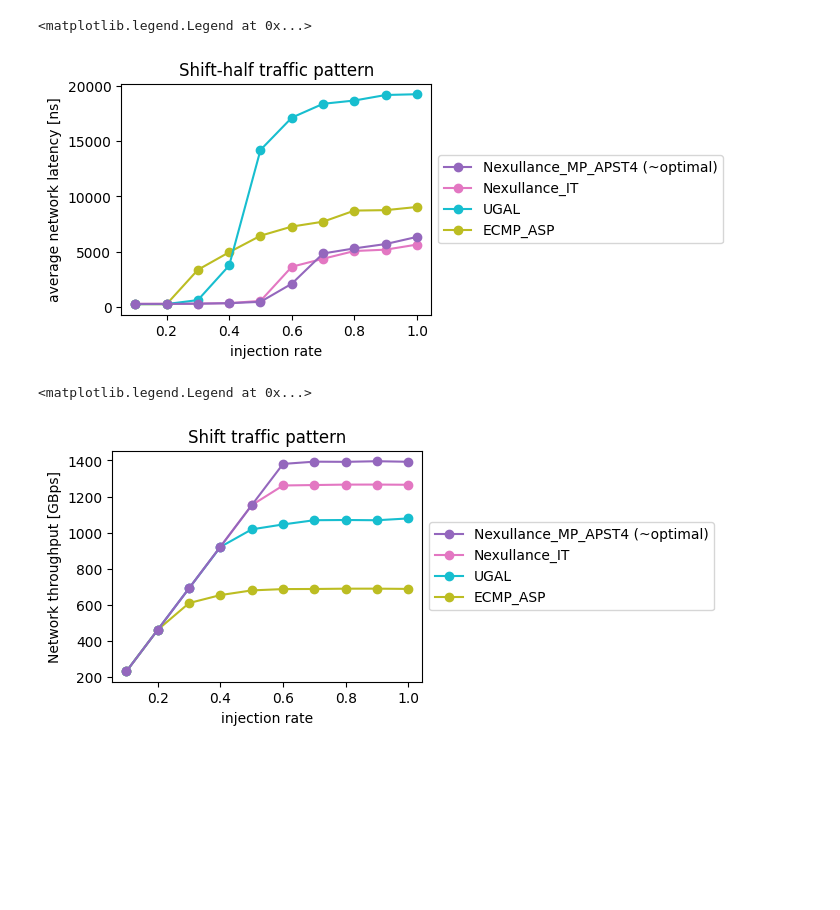
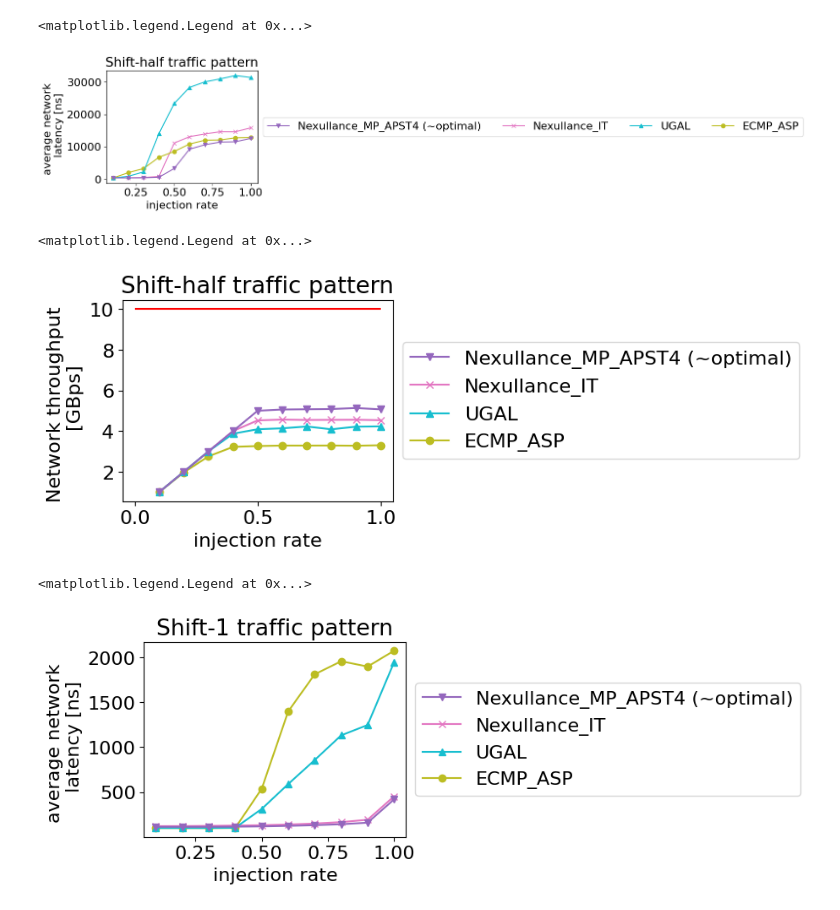
Before and after one commit to ziyuezzy/Nexullance_SST_related, a Jupyter notebook: Merlin-alone/plotting.ipynb, the cells around one changed output. Drawn from its saved outputs; the diff is of its cells as text; code cells hidden in the pictures; blank space fills up the shorter version.

```diff
--- a/Merlin-alone/plotting.ipynb
+++ b/Merlin-alone/plotting.ipynb
@@ -32,10 +41,10 @@ for folder_path in glob.glob(os.path.join(parent_folder_path, '*/')):
 # %%
 fig, ax = plt.subplots(figsize=(4, 3))
 for _label, _data in results.items():
-    ax.plot(_data["load"], _data["ave_nlat"], "o-", label=legends[_label], c = colors[_label])
+    ax.plot(_data["load"], _data["ave_nlat"], "o-", label=legends[_label], c = colors[_label], marker=markers[_label])
 ax.legend()
 ax.set_xlabel("injection rate")
-ax.set_ylabel("average network latency [ns]")
+ax.set_ylabel("average network \n latency [ns]")
 ax.set_title("Uniform traffic pattern")
 handles, labels = fig.gca().get_legend_handles_labels()
 order = [3,0,2,1]
@@ -46,10 +55,11 @@ ax.legend([handles[idx] for idx in order],[labels[idx] for idx in order], loc='c
 # %%
 fig, ax = plt.subplots(figsize=(4, 3))
 for _label, _data in results.items():
-    ax.plot(_data["load"], _data["Phi"], "o-", label=legends[_label], c = colors[_label])
+    ax.plot(_data["load"], _data["phi"], "o-", label=legends[_label], c = colors[_label], marker=markers[_label])
+ax.hlines(10.0, 0.0, 1.0, colors="red")
 ax.legend()
 ax.set_xlabel("injection rate")
-ax.set_ylabel("Network throughput [GBps]")
+ax.set_ylabel("Network throughput \n [GBps]")
 # ax.set_ylabel("$\Phi$ [GBps]")
 ax.set_title("Uniform traffic pattern")
 handles, labels = fig.gca().get_legend_handles_labels()
@@ -62,8 +72,6 @@ ax.legend([handles[idx] for idx in order],[labels[idx] for idx in order], loc='c
 parent_folder_path = "/users/ziyzhang/EFM_experiments/Merlin-alone/shift_half"
 results = {}
 for folder_path in glob.glob(os.path.join(parent_folder_path, '*/')):
-    config_name = folder_path.split('RRG_36_7_')[1][:-1]
+    config_name = folder_path.split('RRG_36_5_')[1][:-1]
     result = get_data(folder_path)
     results[config_name] = result
-# %%
-results.pop("Nexu_MMR_Alltoall")
@@ -102,36 +78,37 @@ results
 # %%
 fig, ax = plt.subplots(figsize=(4, 3))
 for _label, _data in results.items():
-    if _label == "Nexu_MMR_Alltoall":
-        ax.plot(_data["load"], _data["ave_nlat"], "x-", label=legends[_label], c = colors[_label])
-    else:
-        ax.plot(_data["load"], _data["ave_nlat"], "o-", label=legends[_label], c = colors[_label])
+    # if _label == "Nexu_MMR_Alltoall":
+    #     ax.plot(_data["load"], _data["ave_nlat"], "x-", label=legends[_label], c = colors[_label], marker=markers[_label]))
+    # else:
+    ax.plot(_data["load"], _data["ave_nlat"], "o-", label=legends[_label], c = colors[_label], marker=markers[_label])
 ax.legend()
 ax.set_xlabel("injection rate")
-ax.set_ylabel("average network latency [ns]")
+ax.set_ylabel("average network \n latency [ns]")
 ax.set_title("Shift-half traffic pattern")
 handles, labels = fig.gca().get_legend_handles_labels()
 order = [3,0,2,1]
 # order = [3,0,2,1,4]
-ax.legend([handles[idx] for idx in order],[labels[idx] for idx in order], loc='center left', bbox_to_anchor=(1, 0.5))
+ax.legend([handles[idx] for idx in order],[labels[idx] for idx in order], loc='center left', bbox_to_anchor=(1, 0.5), ncol= 4)
 # %% [output]
 <matplotlib.legend.Legend at 0x...>
-[figure, old version]
+[figure, new version]
 # %%
 fig, ax = plt.subplots(figsize=(4, 3))
 for _label, _data in results.items():
-    if _label == "Nexu_MMR_Alltoall":
-        ax.plot(_data["load"], _data["Phi"], "x-", label=legends[_label], c = colors[_label])
-    else:
-        ax.plot(_data["load"], _data["Phi"], "o-", label=legends[_label], c = colors[_label])
+    # if _label == "Nexu_MMR_Alltoall":
+    #     ax.plot(_data["load"], _data["Phi"], "x-", label=legends[_label], c = colors[_label], marker=markers[_label]))
+    # else:
+    ax.plot(_data["load"], _data["phi"], "o-", label=legends[_label], c = colors[_label], marker=markers[_label])
+ax.hlines(10.0, 0.0, 1.0, colors="red")
 ax.legend()
 ax.set_xlabel("injection rate")
-ax.set_ylabel("Network throughput [GBps]")
+ax.set_ylabel("Network throughput \n [GBps]")
 # ax.set_ylabel("$\Phi$ [GBps]")
-ax.set_title("Shift traffic pattern")
+ax.set_title("Shift-half traffic pattern")
 handles, labels = fig.gca().get_legend_handles_labels()
 order = [3,0,2,1]
 ax.legend([handles[idx] for idx in order],[labels[idx] for idx in order], loc='center left', bbox_to_anchor=(1, 0.5))
 # %% [output]
 <matplotlib.legend.Legend at 0x...>
-[figure, old version]
+[figure, new version]
@@ -137,0 +122,18 @@ ax.legend([handles[idx] for idx in order],[labels[idx] for idx in order], loc='c
+# %%
+fig, ax = plt.subplots(figsize=(4, 3))
+for _label, _data in results.items():
+    # if _label == "Nexu_MMR_Alltoall":
+    #     ax.plot(_data["load"], _data["ave_nlat"], "x-", label=legends[_label], c = colors[_label], marker=markers[_label]))
+    # else:
+    ax.plot(_data["load"], _data["ave_nlat"], "o-", label=legends[_label], c = colors[_label], marker=markers[_label])
+ax.legend()
+ax.set_xlabel("injection rate")
+ax.set_ylabel("average network \n latency [ns]")
+ax.set_title("Shift-1 traffic pattern")
+handles, labels = fig.gca().get_legend_handles_labels()
+order = [3,0,2,1]
+# order = [3,0,2,1,4]
+ax.legend([handles[idx] for idx in order],[labels[idx] for idx in order], loc='center left', bbox_to_anchor=(1, 0.5))
+# %% [output]
+<matplotlib.legend.Legend at 0x...>
+[figure, added]
```
Also changed, not shown: parts of 9 cells of this notebook, 43 other files.
